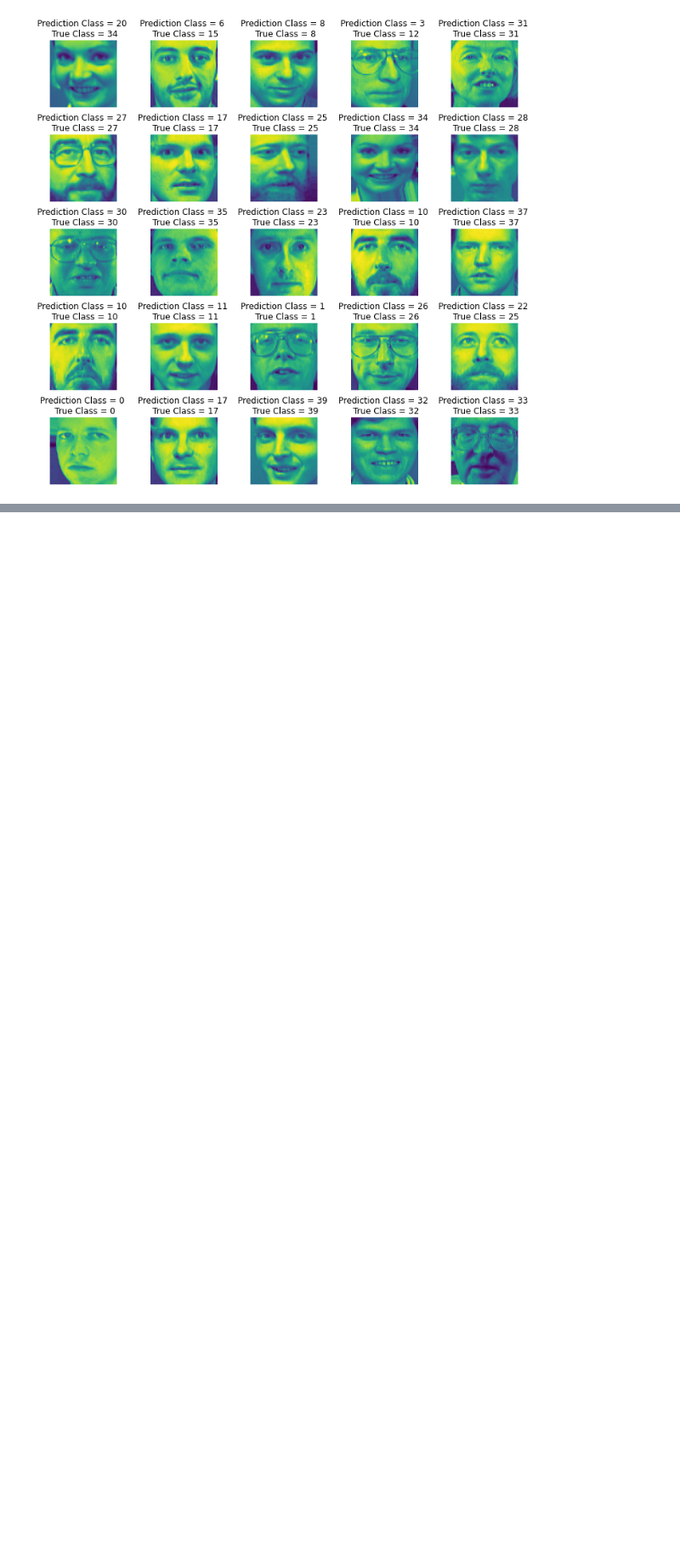
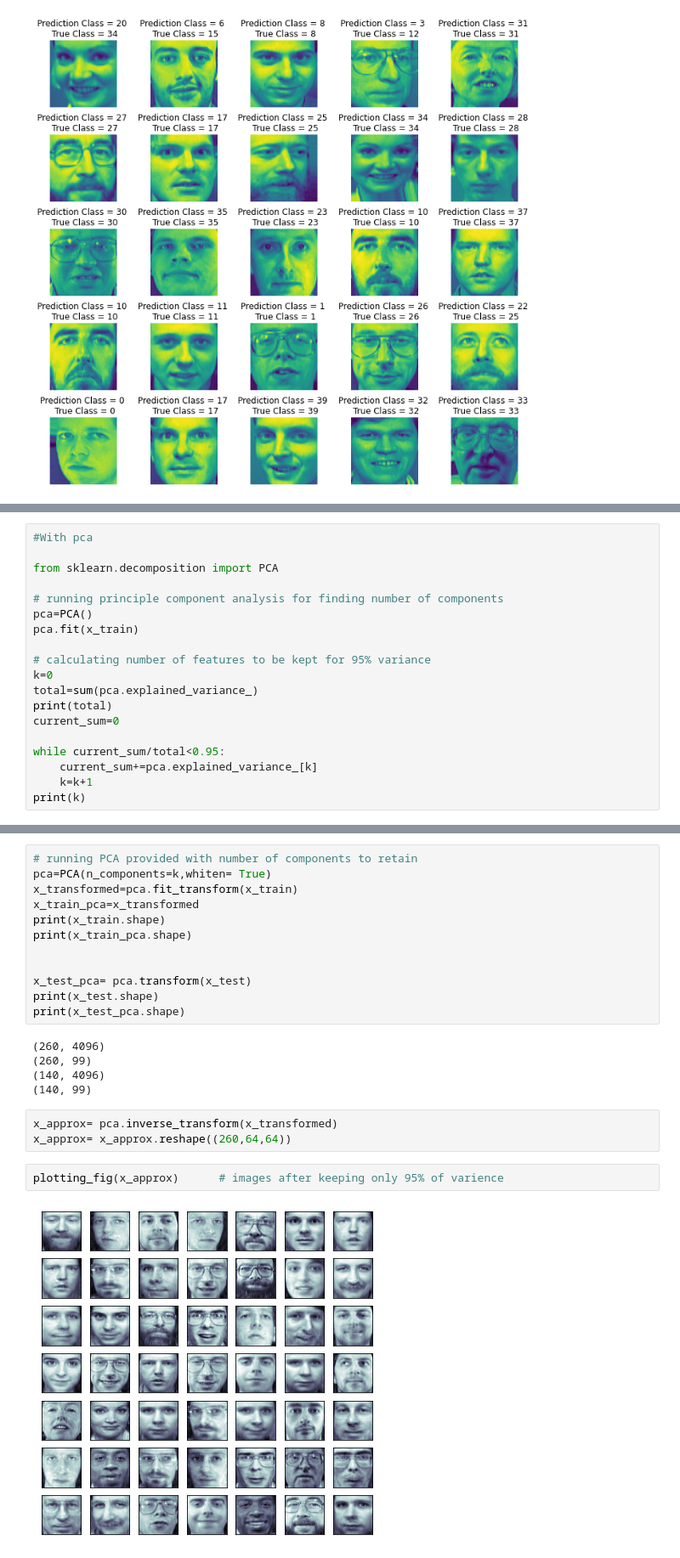
Before and after one commit to renatovalente5/AA-Projs, a Jupyter notebook: Project2/SVM2.ipynb, the cells around one changed output, grey strips where cells are left out. Shown at 85% size. Drawn from its saved outputs; the diff is of its cells as text; blank space fills up the shorter version.

```diff
--- a/Project2/SVM2.ipynb
+++ b/Project2/SVM2.ipynb
@@ -204,0 +230,19 @@ plt.subplots_adjust(wspace = 0.5)
+# %%
+#With pca
+
+from sklearn.decomposition import PCA
+
+# running principle component analysis for finding number of components
+pca=PCA()
+pca.fit(x_train)
+
+# calculating number of features to be kept for 95% variance
+k=0
+total=sum(pca.explained_variance_)
+print(total)
+current_sum=0
+
+while current_sum/total<0.95:
+    current_sum+=pca.explained_variance_[k]
+    k=k+1
+print(k)
@@ -204,0 +252,24 @@ plt.subplots_adjust(wspace = 0.5)
+# %%
+# running PCA provided with number of components to retain
+pca=PCA(n_components=k,whiten= True)
+x_transformed=pca.fit_transform(x_train)
+x_train_pca=x_transformed
+print(x_train.shape)
+print(x_train_pca.shape)
+
+
+x_test_pca= pca.transform(x_test)
+print(x_test.shape)
+print(x_test_pca.shape)
+# %% [output]
+(260, 4096)
+(260, 99)
+(140, 4096)
+(140, 99)
+# %%
+x_approx= pca.inverse_transform(x_transformed)
+x_approx= x_approx.reshape((260,64,64))
+# %%
+plotting_fig(x_approx)      # images after keeping only 95% of varience
+# %% [output]
+[figure, added]
```
Also changed, not shown: parts of 14 cells of this notebook, 1 other file.
